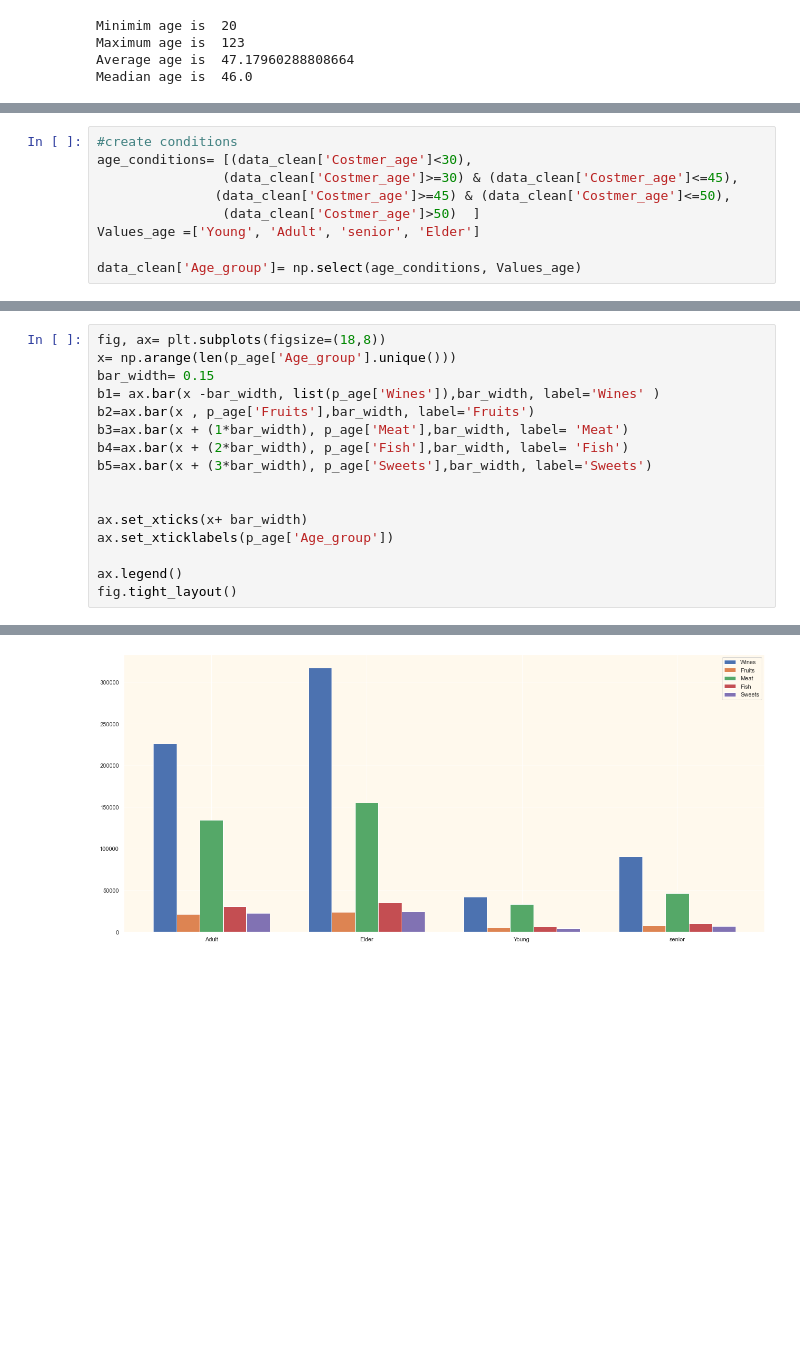
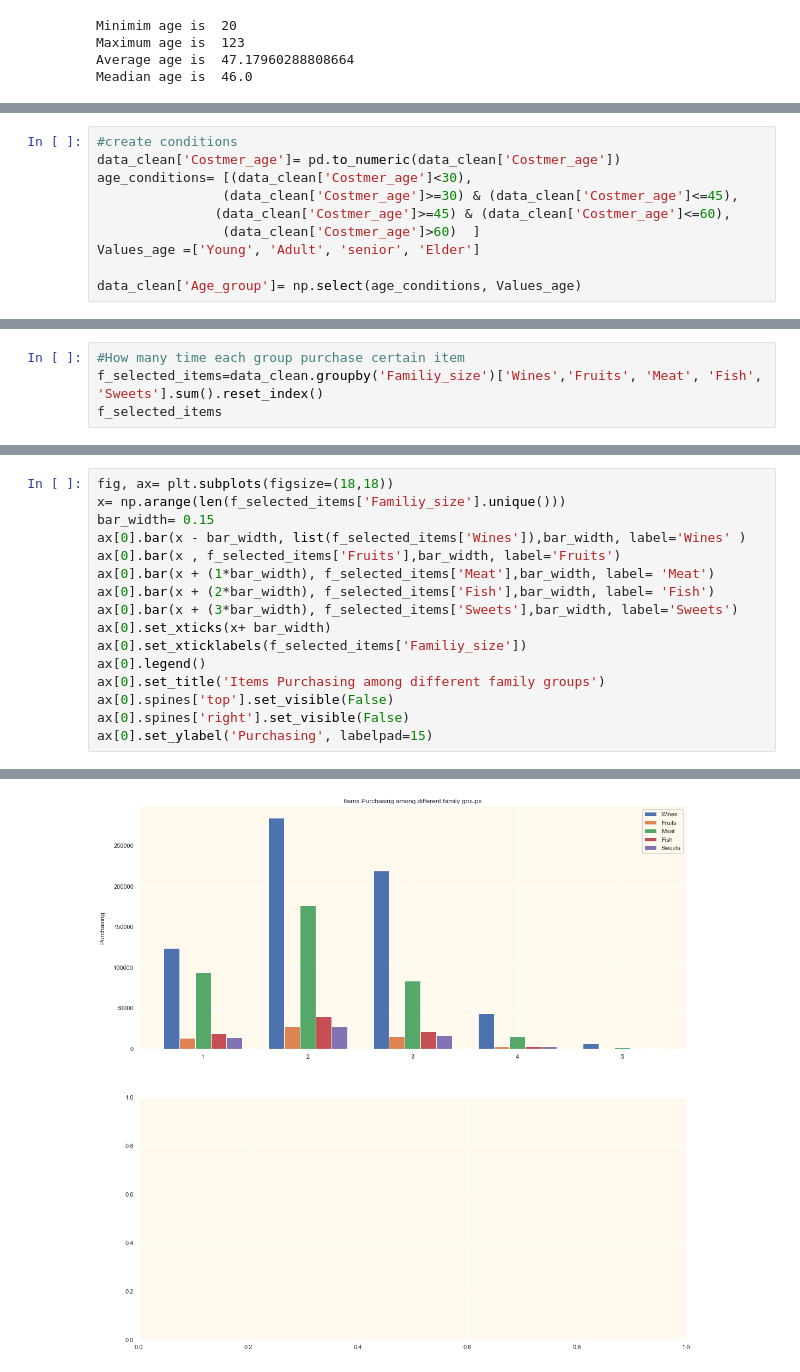
Before and after one commit to thejosec01/marketing, a Jupyter notebook: marketing.ipynb, the cells around one changed output, grey strips where cells are left out. Drawn from its saved outputs; the diff is of its cells as text; blank space fills up the shorter version.

Commit message:
"git reset HEAD"

```diff
--- a/marketing.ipynb
+++ b/marketing.ipynb
@@ -320,9 +325,10 @@ data_clean['Costmer_age']= pd.to_numeric(data_clean['Costmer_age'])
 # %%
 #create conditions
+data_clean['Costmer_age']= pd.to_numeric(data_clean['Costmer_age'])
 age_conditions= [(data_clean['Costmer_age']<30),
                 (data_clean['Costmer_age']>=30) & (data_clean['Costmer_age']<=45),
-               (data_clean['Costmer_age']>=45) & (data_clean['Costmer_age']<=50),
-                (data_clean['Costmer_age']>50)  ]
+               (data_clean['Costmer_age']>=45) & (data_clean['Costmer_age']<=60),
+                (data_clean['Costmer_age']>60)  ]
 Values_age =['Young', 'Adult', 'senior', 'Elder']
 
 data_clean['Age_group']= np.select(age_conditions, Values_age)
@@ -368,0 +462,4 @@ array([0.9, 1.9, 2.9, 3.9])
+# %%
+#How many time each group purchase certain item
+f_selected_items=data_clean.groupby('Familiy_size')['Wines','Fruits', 'Meat', 'Fish', 'Sweets'].sum().reset_index()
+f_selected_items
@@ -369,17 +503,17 @@ array([0.9, 1.9, 2.9, 3.9])
 # %%
-fig, ax= plt.subplots(figsize=(18,8))
-x= np.arange(len(p_age['Age_group'].unique()))
+fig, ax= plt.subplots(figsize=(18,18))
+x= np.arange(len(f_selected_items['Familiy_size'].unique()))
 bar_width= 0.15
-b1= ax.bar(x -bar_width, list(p_age['Wines']),bar_width, label='Wines' )
-b2=ax.bar(x , p_age['Fruits'],bar_width, label='Fruits')
-b3=ax.bar(x + (1*bar_width), p_age['Meat'],bar_width, label= 'Meat')
-b4=ax.bar(x + (2*bar_width), p_age['Fish'],bar_width, label= 'Fish')
-b5=ax.bar(x + (3*bar_width), p_age['Sweets'],bar_width, label='Sweets')
-
-
-ax.set_xticks(x+ bar_width)
-ax.set_xticklabels(p_age['Age_group'])
-
-ax.legend()
-fig.tight_layout()
+ax[0].bar(x - bar_width, list(f_selected_items['Wines']),bar_width, label='Wines' )
+ax[0].bar(x , f_selected_items['Fruits'],bar_width, label='Fruits')
+ax[0].bar(x + (1*bar_width), f_selected_items['Meat'],bar_width, label= 'Meat')
+ax[0].bar(x + (2*bar_width), f_selected_items['Fish'],bar_width, label= 'Fish')
+ax[0].bar(x + (3*bar_width), f_selected_items['Sweets'],bar_width, label='Sweets')
+ax[0].set_xticks(x+ bar_width)
+ax[0].set_xticklabels(f_selected_items['Familiy_size'])
+ax[0].legend()
+ax[0].set_title('Items Purchasing among different family groups')
+ax[0].spines['top'].set_visible(False)
+ax[0].spines['right'].set_visible(False)
+ax[0].set_ylabel('Purchasing', labelpad=15)
 # %% [output]
@@ -386 +521 @@ fig.tight_layout()
-[figure, old version]
+[figure, new version]
```
Also changed, not shown: parts of 36 cells of this notebook.
